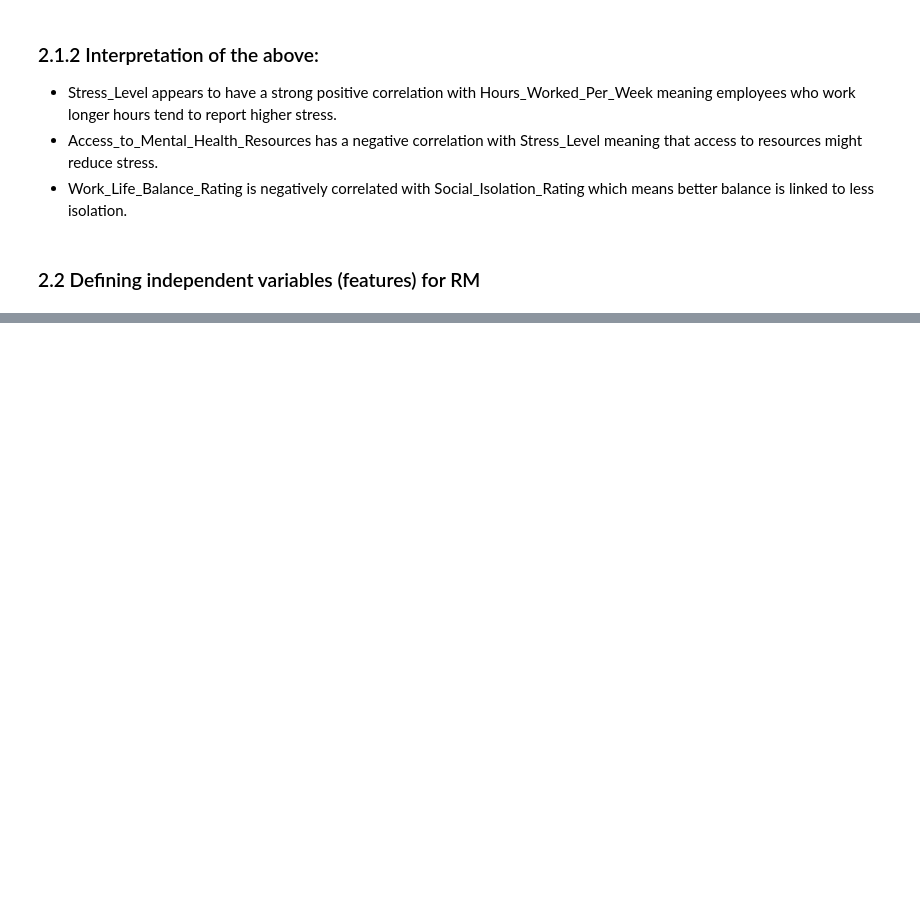
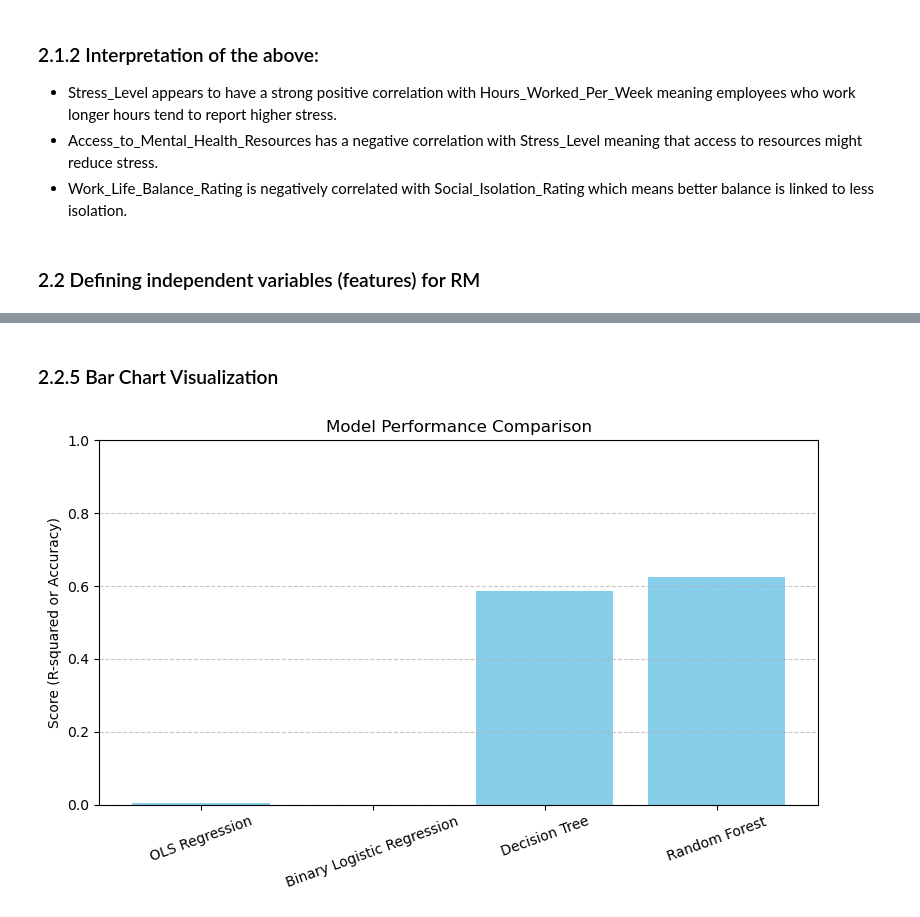
Before and after one commit to robert-solomon12/MSc_Dissertation-Impacts_Remote_Work_On_Mental_Health, a Jupyter notebook: 03_Submission/remote_work_analysis/correlation-analysis_regression_sr.ipynb, the cells around one changed output, grey strips where cells are left out. Cells and saved outputs as stored; diff of their text form; code cells hidden in the pictures; blank space fills up the shorter version.

Commit message:
Added Model Comparisons
Added additional Models for comparisons

```diff
--- a/03_Submission/remote_work_analysis/correlation-analysis_regression_sr.ipynb
+++ b/03_Submission/remote_work_analysis/correlation-analysis_regression_sr.ipynb
@@ -116,0 +235,26 @@ Notes:
+# %%
+# Manually input your model names and their performance scores
+model_comparison = pd.DataFrame({
+    'Model': [
+        'OLS Regression',
+        'Binary Logistic Regression',
+        'Decision Tree',
+        'Random Forest'
+    ],
+    'Score_Type': [
+        'R-squared',
+        'Pseudo R-squared',
+        'Accuracy',
+        'Accuracy'
+    ],
+    'Score_Value': [
+        0.006,       # From OLS model
+        0.0001,      # From Binary Logistic Regression
+        0.586,        # Replace with actual Decision Tree accuracy
+        0.625         # Replace with actual Random Forest accuracy
+    ]
+})
+
+# Displaying table
+print(model_comparison)
+model_comparison
@@ -116,0 +272,16 @@ Notes:
+# %% [markdown]
+### 2.2.5 Bar Chart Visualization
+# %%
+# Plotting
+plt.figure(figsize=(8, 5))
+plt.bar(model_comparison['Model'], model_comparison['Score_Value'], color='skyblue')
+plt.title('Model Performance Comparison')
+plt.ylabel('Score (R-squared or Accuracy)')
+plt.ylim(0, 1)
+plt.xticks(rotation=20)
+plt.grid(axis='y', linestyle='--', alpha=0.7)
+plt.savefig("../IMG/model_performance_comparison.png")
+plt.tight_layout()
+plt.show()
+# %% [output]
+[figure, added]
```
Also changed, not shown: parts of 16 cells of this notebook.
